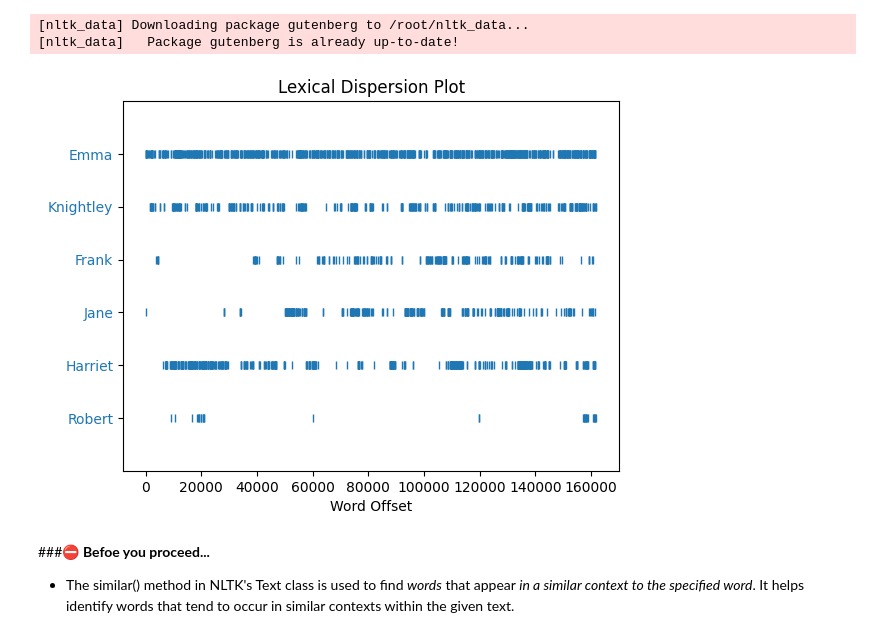
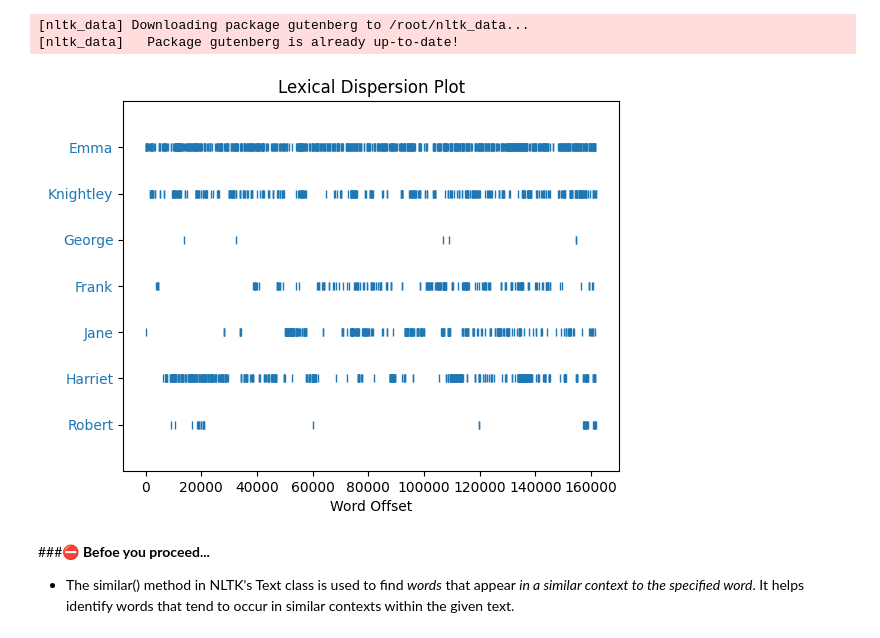
Before and after one commit to bsh05/NLP_2024_, a Jupyter notebook: 11_moreonnlp.ipynb, the cells around one changed output. Saved outputs shown, nothing was run; the diff lists cells and outputs as text; code cells hidden in the pictures.

```diff
--- a/11_moreonnlp.ipynb
+++ b/11_moreonnlp.ipynb
@@ -294,9 +294,9 @@ Requirement already satisfied: tqdm in /usr/local/lib/python3.10/dist-packages (
 [nltk_data]   Package gutenberg is already up-to-date!
 # %%
 # Generate a dispersion plot (분산도) for the specified words
-text_object.dispersion_plot(["Emma", "Knightley", "Frank", "Jane", "Harriet", "Robert"])
+text_object.dispersion_plot(["Emma", "Knightley","George", "Frank", "Jane", "Harriet", "Robert"])
 # %% [output]
-[figure, old version]
+[figure, new version]
 # %% [markdown]
 ###⛔ **Befoe you proceed...**
 - The similar() method in NLTK's Text class is used to find _words_ that appear _in a similar context to the specified word_. It helps identify words that tend to occur in similar contexts within the given text.
```
Also changed, not shown: parts of 4 cells of this notebook.
